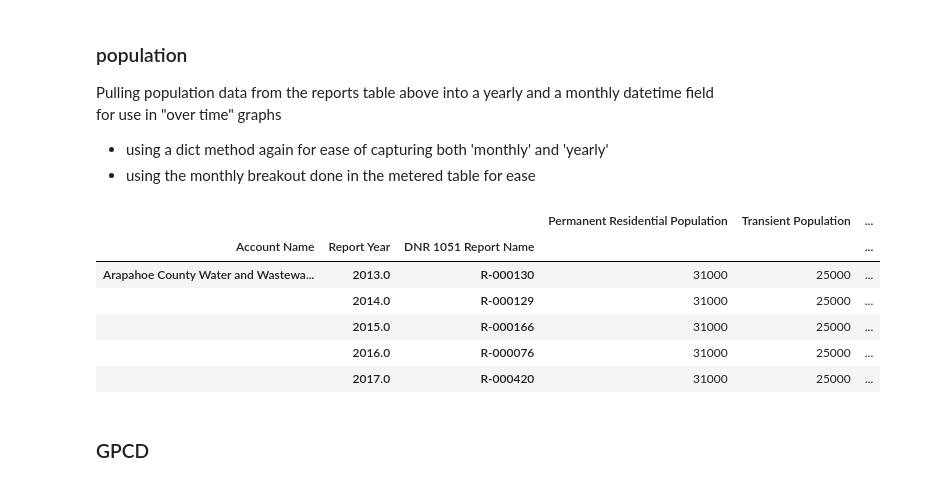
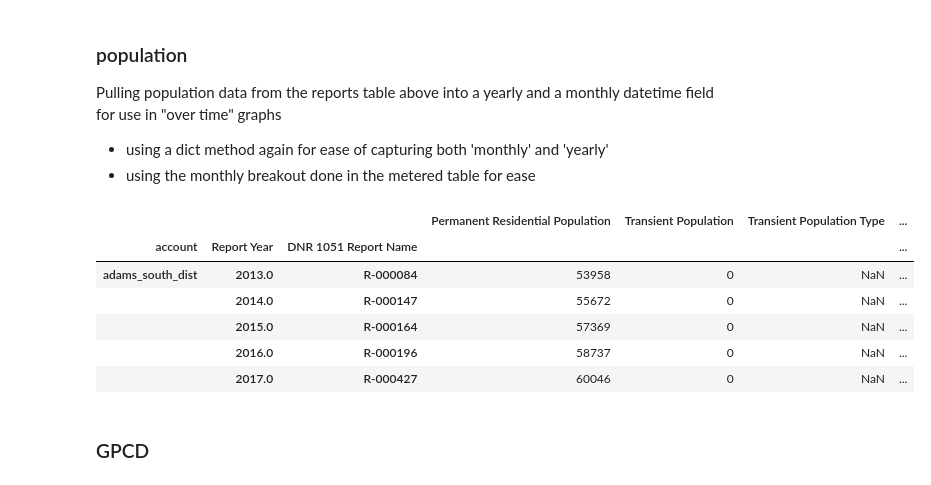
Before and after one commit to jade-fp/hub-gra-cwcb-rates, a Jupyter notebook: analysis_new.ipynb, the cells around one changed output. Saved outputs shown, nothing was run; the diff lists cells and outputs as text; code cells hidden in the pictures.

Commit message:
provider account codes + rates data + inflation

```diff
--- a/analysis_new.ipynb
+++ b/analysis_new.ipynb
@@ -246,3 +329,15 @@ providers.sort_index(inplace=True)
+# %%
+reports = fxn_construct_table(data_1051HB['1051_reports'],
+                          index=['1051 Report: DNR 1051 Report Name'],
+                          columns=['Account Name','Report Year', 'Frequency',
+                           'Permanent Residential Population','Transient Population','Transient Population Type','Average Number of Housing Units',
+                           'Approximate Acreage of Irrigated Turf',
+                           'Comments',
+                           'Current Tap Fee for Standard Residential','Water Conserv-oriented Rate Structure',
+                           'Irrigated Area in Acres'])
+
+#_ reindexing the Account Name values with the account code (see *providers*) _#
+reports['account'] = reports['Account Name'].map(account_code_mapper)
 # %% [markdown]
 ### counties
 
@@ -295,12 +394,14 @@ water = fxn_construct_table(data_1051HB['water_use'].groupby(['Account Name',
                                                                                                                      'Produced Water Volume':'sum',
                                                                                                                      'Exported Water Volume':'sum',
                                                                                                                      'Distributed Water Volume':'sum'}),
-                            index=['Account Name','DNR 1051 Report Name','Water Type: DNR1051 Water Type Name'],
-                            columns=['Reporting Units'])
+                            index=['DNR 1051 Report Name','Water Type: DNR1051 Water Type Name'],
+                            columns=['Reporting Units','Account Name'])
 
+#_ reindexing the Account Name values with the account code (see *providers*) _#
+water['account'] = water['Account Name'].map(account_code_mapper)
+water = water.set_index('account',append=True).reorder_levels([2,0,1])
 
 #_ for finding the duplicates: _#
-
 df = data_1051HB['water_use'].set_index(['Account Name','DNR 1051 Report Name','Water Type: DNR1051 Water Type Name'])
 df = df.loc[df.index.duplicated(keep=False), :]
 # %% [markdown]
@@ -310,8 +411,12 @@ df = df.loc[df.index.duplicated(keep=False), :]
 - removed 1 duplicate row for a Drought Status
 # %%
 restrictions = data_1051HB['metereddata'].set_index(['Record Type','Account Name','DNR 1051 Report Name']).sort_index()\
-                                         .loc['Drought Status', 'January Restriction Type':'December Reason'].drop_duplicates()
+                                         .loc['Drought Status', 'January Restriction Type':'December Reason'].drop_duplicates()\
+                                         .reset_index('Account Name')
 
+#_ reindexing the Account Name values with the account code (see *providers*) _#
+restrictions['account'] = restrictions['Account Name'].map(account_code_mapper)
+restrictions = restrictions.set_index('account',append=True).reorder_levels([1,0]).drop(columns='Account Name')
 
 #_ splitting out month from type of data (restriction type, reason) _#
 restrictions.columns = pd.MultiIndex.from_tuples(
@@ -374,7 +479,11 @@ Conversion rates were defined for each of these in the function **fxn_convert_to
 metered = {}
 
 metered['all'] = data_1051HB['metereddata'].set_index(['Record Type','Account Name','DNR 1051 Report Name','Customer Category', 'Water Type']).sort_index()\
-                                    .loc['Metered Water Use', 'January Metered Use':'December Metered Use']
+                                    .loc['Metered Water Use', 'January Metered Use':'December Metered Use'].reset_index('Account Name')
+
+#_ reindexing the Account Name values with the account code (see *providers*) _#
+metered['all']['account'] = metered['all']['Account Name'].map(account_code_mapper)
+metered['all'] = metered['all'].set_index('account',append=True).reorder_levels([3,0,1,2]).drop(columns='Account Name')
 
 #_ for finding entries that have the same: Account Name | Rpt ID | Customer Category | Water Type _#
     # df = fxn_df_duplicates(metered['all'].reset_index(),columns=['Account Name','DNR 1051 Report Name','Customer Category', 'Water Type'],type='find')
@@ -468,32 +577,33 @@ Pulling population data from the reports table above into a yearly and a monthly
 # %%
 population = {}
 
-population['yearly'] = reports[['Account Name','Report Year',
+population['yearly'] = reports[['account','Report Year',
                                 'Permanent Residential Population',
                                 'Transient Population',
                                 'Transient Population Type',
                                 'Average Number of Housing Units']]\
                               .rename_axis(index={'1051 Report: DNR 1051 Report Name':'DNR 1051 Report Name'})\
                               .reset_index()\
-                              .set_index(['Account Name','Report Year','DNR 1051 Report Name']).sort_index()
+                              .set_index(['account','Report Year','DNR 1051 Report Name']).sort_index()
 
+#_ calculating total population & population ratios _#
 population['yearly']['Total Population'] = population['yearly']['Permanent Residential Population'] + population['yearly']['Transient Population']
 
 population['yearly']['% Permanent'] = population['yearly']['Permanent Residential Population'] / population['yearly']['Total Population']
 population['yearly']['% Transient'] = population['yearly']['Transient Population'] / population['yearly']['Total Population']
 
 population['monthly'] = metered['all'][['Reporting Units']].join(population['yearly']).reset_index(level=['Customer Category','Water Type'], drop=True)\
                                                                   .drop(columns='Reporting Units')
 
 population['yearly'].head()
 # %% [output]
-|  |  |  | Permanent Residential Population | Transient Population | ... |
-| Account Name | Report Year | DNR 1051 Report Name |  |  | ... |
-| Arapahoe County Water and Wastewa... | 2013.0 | R-000130 | 31000 | 25000 | ... |
-|  | 2014.0 | R-000129 | 31000 | 25000 | ... |
-|  | 2015.0 | R-000166 | 31000 | 25000 | ... |
-|  | 2016.0 | R-000076 | 31000 | 25000 | ... |
-|  | 2017.0 | R-000420 | 31000 | 25000 | ... |
+|  |  |  | Permanent Residential Population | Transient Population | Transient Population Type | ... |
+| account | Report Year | DNR 1051 Report Name |  |  |  | ... |
+| adams_south_dist | 2013.0 | R-000084 | 53958 | 0 | NaN | ... |
+|  | 2014.0 | R-000147 | 55672 | 0 | NaN | ... |
+|  | 2015.0 | R-000164 | 57369 | 0 | NaN | ... |
+|  | 2016.0 | R-000196 | 58737 | 0 | NaN | ... |
+|  | 2017.0 | R-000427 | 60046 | 0 | NaN | ... |
 # %% [markdown]
 ### GPCD
 # %%
```
Also changed, not shown: parts of 15 cells of this notebook.
